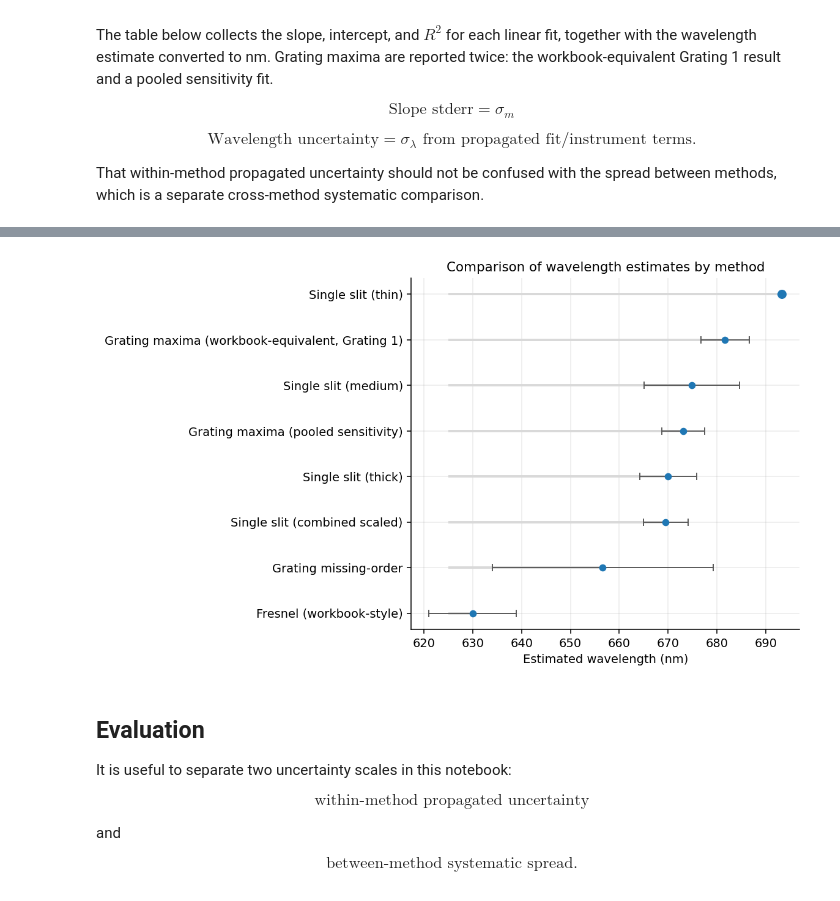
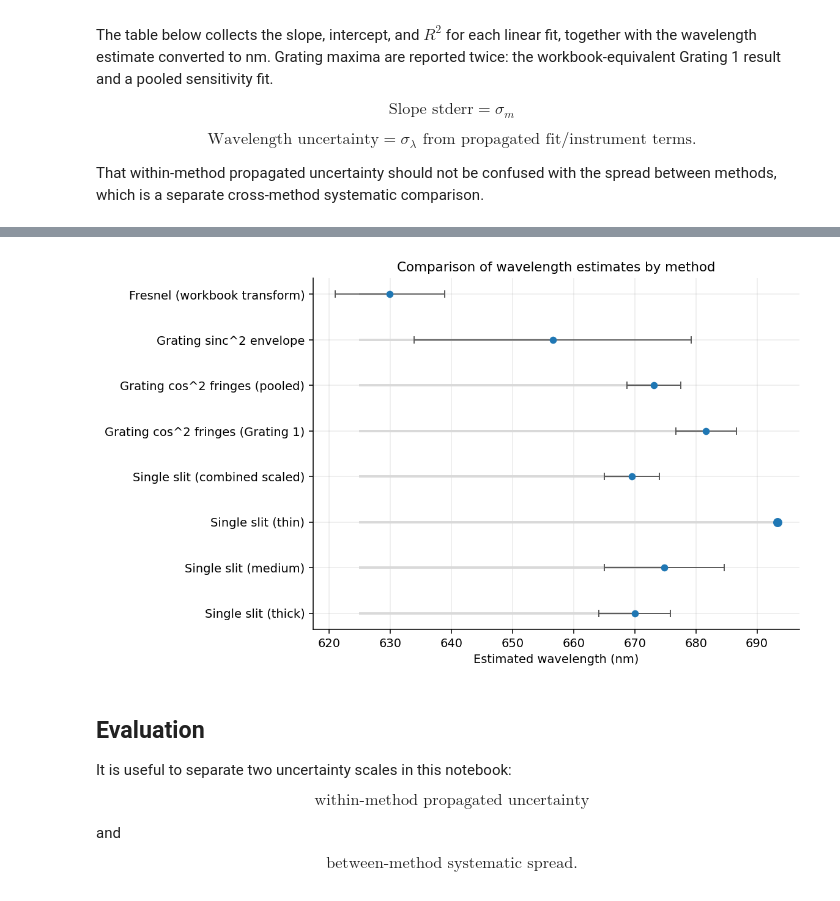
Before and after one commit to s-h-a-n-i-l/lazer-quest, a Jupyter notebook: diffraction_investigation_analysis_hardcoded.ipynb, the cells around one changed output, grey strips where cells are left out. Drawn from its saved outputs; the diff is of its cells as text; code cells hidden in the pictures.

```diff
--- a/diffraction_investigation_analysis_hardcoded.ipynb
+++ b/diffraction_investigation_analysis_hardcoded.ipynb
@@ -1425,13 +1425,13 @@ g1_lambda_unc_m = propagate_lambda_fraunhofer_uncertainty(
 )
 g1_lambda_unc_nm = g1_lambda_unc_m * 1e9 if np.isfinite(g1_lambda_unc_m) else np.nan
 
-fit_results_by_method['Grating maxima (workbook-equivalent, Grating 1)'] = summarise_fit(
-    method_name='Grating maxima (workbook-equivalent, Grating 1)',
+fit_results_by_method['Grating cos^2 fringes (Grating 1)'] = summarise_fit(
+    method_name='Grating cos^2 fringes (Grating 1)',
     fit=g1_fit,
     lambda_nm=g1_lambda_nm,
     lambda_unc_nm=g1_lambda_unc_nm,
     notes=f'Uses Grating 1 processed series; grating pitch inferred as {grating_pitch_m*1e3:.3f} mm from Grating!U39; uncertainty includes fit slope and L only (grating pitch treated as exact)',
-    fit_equation_native='Δy (m) = m n + c',
+    fit_equation_native='Î”y (m) = m n + c',
     slope_unit='m/order',
     intercept_unit='m',
     uncertainty_model='Quadrature of fit slope and screen-distance L (grating pitch treated as exact)',
@@ -1451,13 +1451,13 @@ grating_pooled_lambda_unc_m = propagate_lambda_fraunhofer_uncertainty(
 )
 grating_pooled_lambda_unc_nm = grating_pooled_lambda_unc_m * 1e9 if np.isfinite(grating_pooled_lambda_unc_m) else np.nan
 
-fit_results_by_method['Grating maxima (pooled sensitivity)'] = summarise_fit(
-    method_name='Grating maxima (pooled sensitivity)',
+fit_results_by_method['Grating cos^2 fringes (pooled)'] = summarise_fit(
+    method_name='Grating cos^2 fringes (pooled)',
     fit=grating_pooled_fit,
     lambda_nm=grating_pooled_lambda_nm,
     lambda_unc_nm=grating_pooled_lambda_unc_nm,
     notes='All valid grating maxima pairs pooled across six gratings (sensitivity/consistency check); uncertainty includes fit slope and L only (grating pitch treated as exact)',
-    fit_equation_native='Δy (m) = m n + c',
+    fit_equation_native='Î”y (m) = m n + c',
     slope_unit='m/order',
     intercept_unit='m',
     uncertainty_model='Quadrature of fit slope and screen-distance L (grating pitch treated as exact)',
@@ -1628,13 +1628,13 @@ missing_order_lambda_unc_m = propagate_lambda_from_slope_over_2L_uncertainty(
 )
 missing_order_lambda_unc_nm = missing_order_lambda_unc_m * 1e9 if np.isfinite(missing_order_lambda_unc_m) else np.nan
 
-fit_results_by_method['Grating missing-order'] = summarise_fit(
-    method_name='Grating missing-order',
+fit_results_by_method['Grating sinc^2 envelope'] = summarise_fit(
+    method_name='Grating sinc^2 envelope',
     fit=missing_order_fit,
     lambda_nm=missing_order_lambda_nm,
     lambda_unc_nm=missing_order_lambda_unc_nm,
     notes='Missing-order separation vs inverse slit width (row with non-measurable separation excluded); uncertainty includes fit slope and L',
-    fit_equation_native='Δy_miss (m) = m (1/a) + c',
+    fit_equation_native='Î”y_miss (m) = m (1/a) + c',
     slope_unit='m^2',
     intercept_unit='m',
     uncertainty_model='Quadrature of fit slope and screen-distance L',
@@ -1749,8 +1749,8 @@ fresnel_lambda_nm = fresnel_lambda_m * 1e9
 fresnel_lambda_unc_m = propagate_lambda_fresnel_uncertainty(fresnel_fit['slope_stderr'], fresnel_a_m)
 fresnel_lambda_unc_nm = fresnel_lambda_unc_m * 1e9 if np.isfinite(fresnel_lambda_unc_m) else np.nan
 
-fit_results_by_method['Fresnel (workbook-style)'] = summarise_fit(
-    method_name='Fresnel (workbook-style)',
+fit_results_by_method['Fresnel (workbook transform)'] = summarise_fit(
+    method_name='Fresnel (workbook transform)',
     fit=fresnel_fit,
     lambda_nm=fresnel_lambda_nm,
     lambda_unc_nm=fresnel_lambda_unc_nm,
@@ -1836,14 +1836,14 @@ That within-method propagated uncertainty should not be confused with the spread
 # %%
 summary_df = pd.DataFrame(list(fit_results_by_method.values()))
 method_order = [
+    'Single slit (thick)',
     'Single slit (medium)',
-    'Single slit (thick)',
     'Single slit (thin)',
     'Single slit (combined scaled)',
-    'Grating maxima (workbook-equivalent, Grating 1)',
-    'Grating maxima (pooled sensitivity)',
-    'Grating missing-order',
-    'Fresnel (workbook-style)',
+    'Grating cos^2 fringes (Grating 1)',
+    'Grating cos^2 fringes (pooled)',
+    'Grating sinc^2 envelope',
+    'Fresnel (workbook transform)',
 ]
 summary_df['Method'] = pd.Categorical(summary_df['Method'], categories=method_order, ordered=True)
 summary_df = summary_df.sort_values('Method').reset_index(drop=True)
@@ -1910,32 +1910,32 @@ summary_display
 # %%
 fig, ax = plt.subplots(figsize=(8.2, 4.8), constrained_layout=True)
-plot_df = summary_numeric.copy()
-plot_df = plot_df.sort_values('Wavelength estimate (nm)')
+plot_df = summary_numeric.copy().reset_index(drop=True)
+# Keep method-family grouping from method_order instead of sorting purely by wavelength.
 
 y = np.arange(len(plot_df))
 finite_unc_mask = np.isfinite(plot_df['Wavelength uncertainty (nm)'])
 ax.hlines(y, xmin=plot_df['Wavelength estimate (nm)'].min() - 5, xmax=plot_df['Wavelength estimate (nm)'], color='0.85', linewidth=2)
 ax.errorbar(
     plot_df.loc[finite_unc_mask, 'Wavelength estimate (nm)'],
     y[finite_unc_mask],
     xerr=plot_df.loc[finite_unc_mask, 'Wavelength uncertainty (nm)'],
     fmt='o',
     color='C0',
     ecolor='0.35',
     elinewidth=1.0,
     capsize=3,
     markersize=5,
     zorder=3,
 )
 if (~finite_unc_mask).any():
     ax.scatter(plot_df.loc[~finite_unc_mask, 'Wavelength estimate (nm)'], y[~finite_unc_mask], color='C0', s=45, zorder=3)
 ax.set_yticks(y)
 ax.set_yticklabels(plot_df['Method'])
 ax.set_xlabel('Estimated wavelength (nm)')
 ax.set_title('Comparison of wavelength estimates by method')
 plt.show()
 # %% [output]
-[figure, old version]
+[figure, new version]
 # %% [markdown]
 ## Evaluation
 
```
Also changed, not shown: parts of 13 cells of this notebook, 16 other files.
